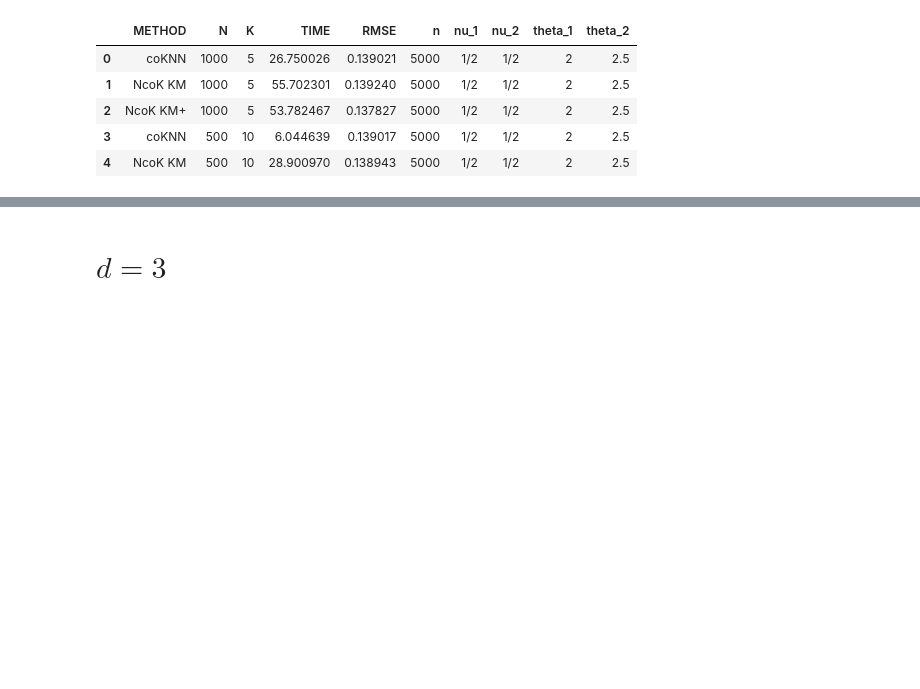
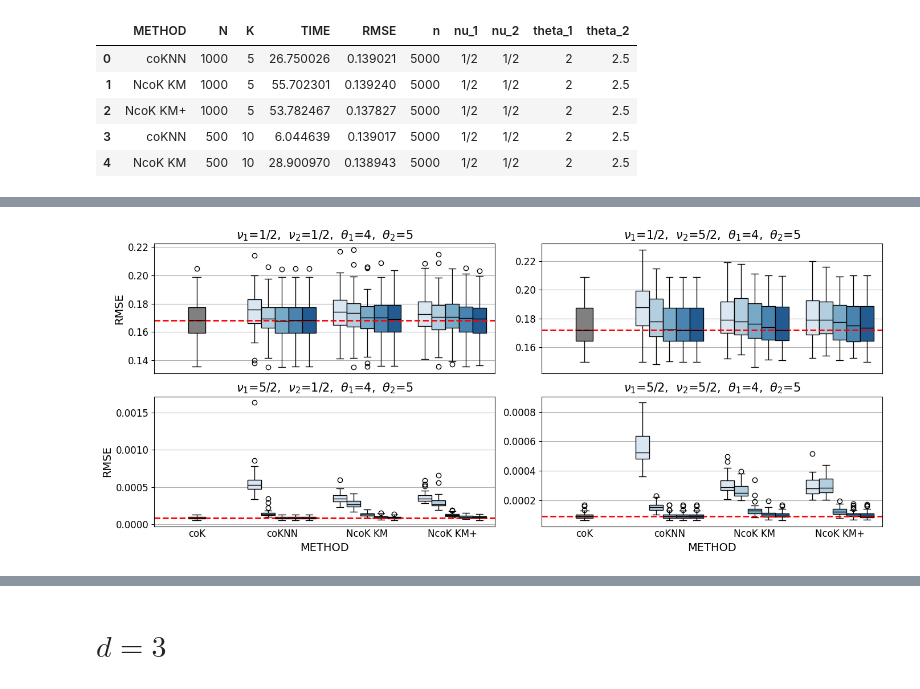
Before and after one commit to AlejandroVillazonG/NestedCoKriging, a Jupyter notebook: graficos.ipynb, the cells around one changed output, grey strips where cells are left out. Saved outputs shown, nothing was run; the diff lists cells and outputs as text; code cells hidden in the pictures; blank space fills up the shorter version.

```diff
--- a/graficos.ipynb
+++ b/graficos.ipynb
@@ -71,5 +108,0 @@ for key, group in groups:
-# %%
-for key, group in groups:
-    title = f'$d={d}$,  $n=${key[0]:,.0f},  $\\nu_1$={key[1]},  $\\nu_2$={key[2]},  $\\theta_1$={key[3]},  $\\theta_2$={key[4]}'
-    boxplots_1(group, title)
-    # break
@@ -81,0 +109,17 @@ for key, group in groups:
+# %%
+fig, axs = plt.subplots(2, 2, sharex=True, figsize=(14,6))
+
+for i, (key, group) in enumerate(groups):
+    if i == 0:
+        continue
+    ax = axs.flatten()[i - 1]
+    title = f'$\\nu_1$={key[1]},  $\\nu_2$={key[2]},  $\\theta_1$={key[3]},  $\\theta_2$={key[4]}'
+    boxplots_1(group, ax, title)
+    if i in [1,3]:
+        ax.set_ylabel('RMSE', fontsize=14)
+    if i in [3,4]:
+        ax.set_xlabel('METHOD', fontsize=14)
+fig.tight_layout()
+fig.savefig(f'boxplots_{d}_1.png', dpi=200, bbox_inches='tight')
+# %% [output]
+[figure, added]
```
Also changed, not shown: parts of 17 cells of this notebook.
